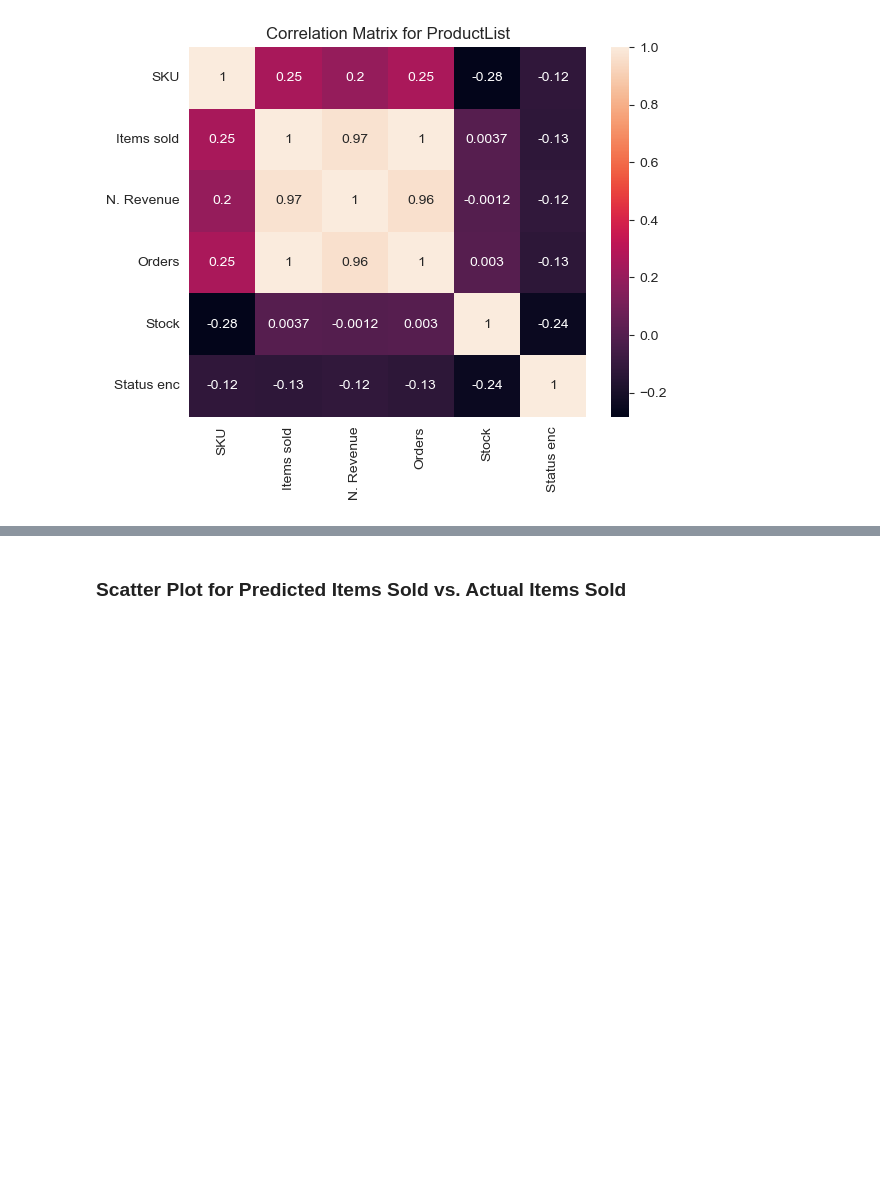
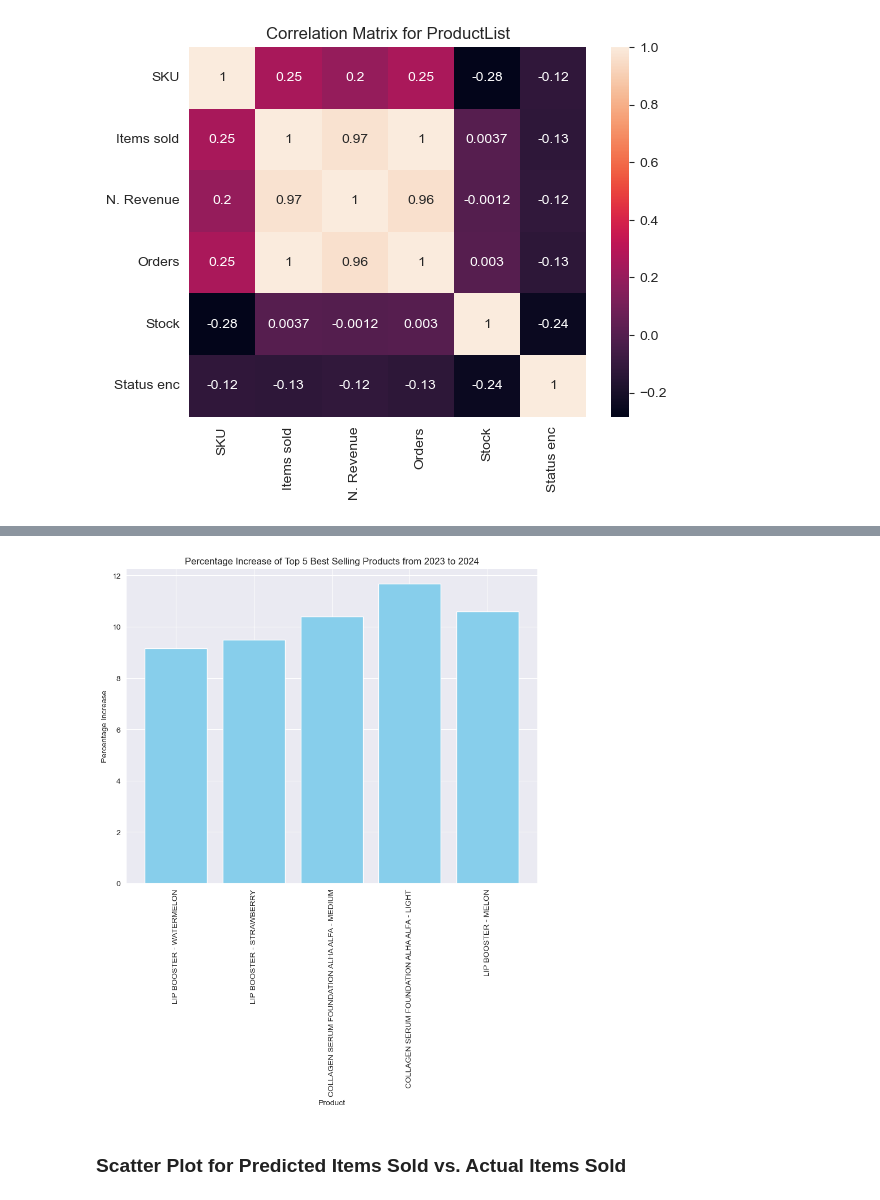
Before and after one commit to sanchick02/AlhaAlfa, a Jupyter notebook: AlhaAlfa_main(1).ipynb, the cells around one changed output, grey strips where cells are left out. Cells and saved outputs as stored; diff of their text form; code cells hidden in the pictures; blank space fills up the shorter version.

```diff
--- a/AlhaAlfa_main(1).ipynb
+++ b/AlhaAlfa_main(1).ipynb
@@ -951,6 +955,8 @@ df_pl_2025['Predicted inventory orders 2025'] = df_pl_2025['Predicted inventory
 df_pl_2025['Price'] = (df_pl_2025['Past Revenue'] / df_pl_2024['Past Orders']).round(2)
 df_pl_2025['Predicted revenue 2025'] = df_pl_2025['Predicted items sold 2025'] * df_pl_2025['Price']
 df_pl_2025['Predicted revenue 2025'] = df_pl_2025['Predicted revenue 2025'].astype(int)
+df_pl_2025['Percentage increase'] = ((df_pl_2025['Predicted items sold 2025'] - df_pl_2025['Past Items sold']) / df_pl_2025['Past Items sold']) * 100
+df_pl_2025['Percentage increase'] = df_pl_2025['Percentage increase'].round(2)
 # %% [markdown]
 ### Convert the Predicted Items Sold to a DataFrame
 # %%
@@ -1000,3 +1025,26 @@ plt.show()
+# %%
+# Visualize Percentage Increase of Top 5 Best Selling Products from 2023 to 2024
+
+# sort the dataframe by Best Selling Products
+df_pl = df_pl_2024.sort_values(by=['Predicted items sold 2024'], ascending=False)
+# get the top 5 best selling products
+df_pl_2024 = df_pl_2024.head(5)
+# sort the dataframe by Best Selling Products
+df_pl_2025 = df_pl_2025.sort_values(by=['Predicted items sold 2025'], ascending=False)
+# get the top 5 best selling products
+df_pl_2025 = df_pl_2025.head(5)
+
+# plot the percentage increase of top 5 best selling products from 2023 to 2024
+plt.figure(figsize=(8, 10))
+plt.bar(df_pl_2024['Product'], df_pl_2024['Percentage increase'], color='skyblue')
+plt.xlabel('Product')
+plt.xticks(rotation=90)
+plt.ylabel('Percentage Increase')
+plt.title('Percentage Increase of Top 5 Best Selling Products from 2024 to 2025')
+plt.tight_layout()
+plt.show()
+# %% [output]
+[figure, added]
 # %% [markdown]
 ### Scatter Plot for Predicted Items Sold vs. Actual Items Sold
 # %%
```
Also changed, not shown: parts of 4 cells of this notebook, 2 other files.
